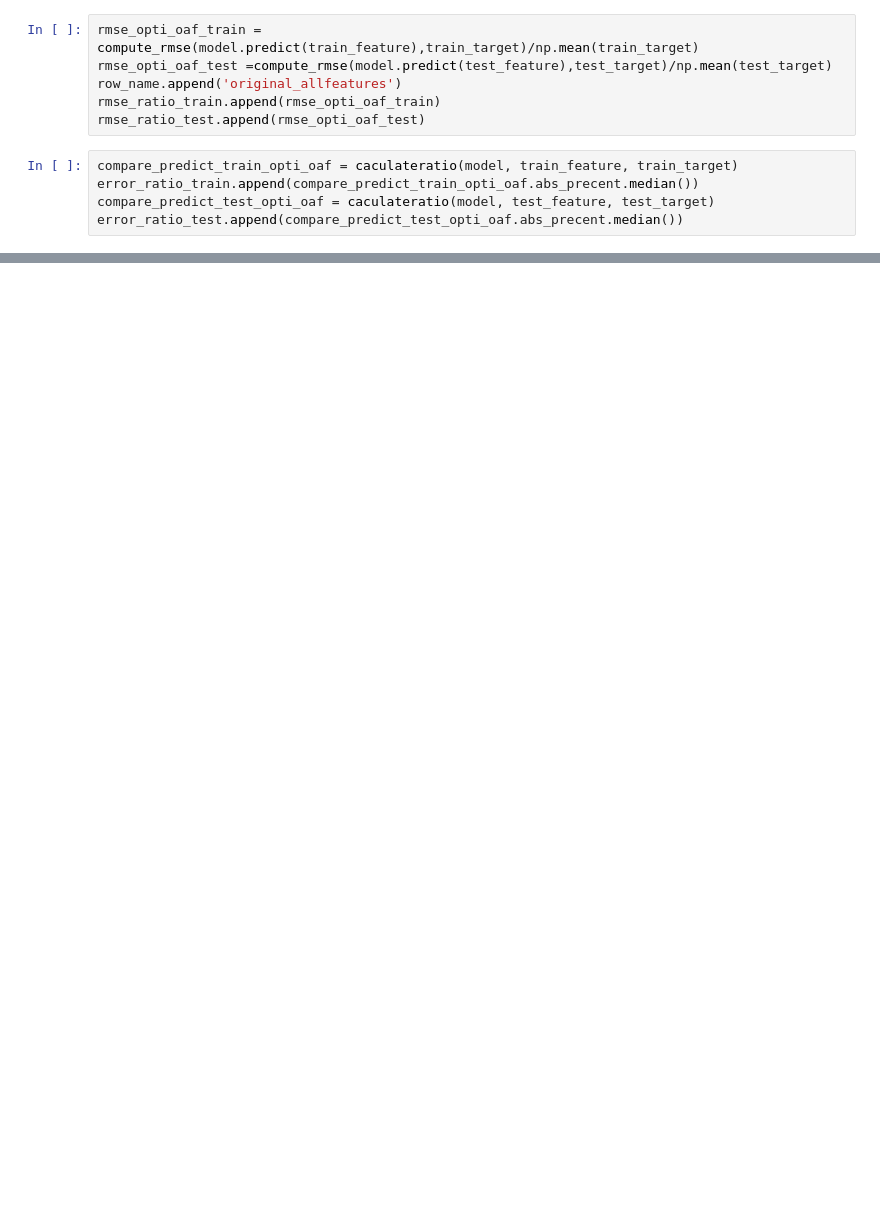
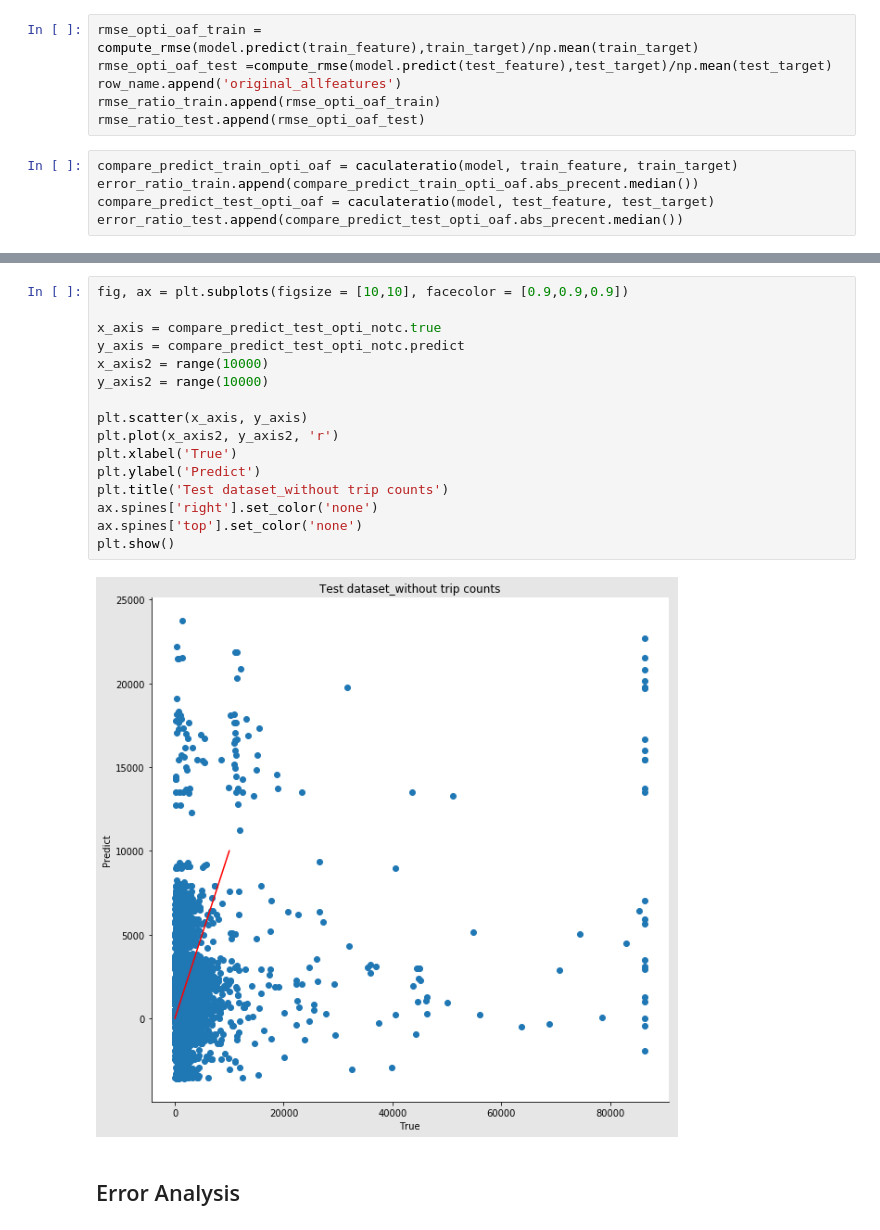
Before and after one commit to makbiyik/machine_learning, a Jupyter notebook: Indego_bike_prediction.ipynb, the cells around one changed output, grey strips where cells are left out. Cells and saved outputs as stored; diff of their text form; blank space fills up the shorter version.

```diff
--- a/Indego_bike_prediction.ipynb
+++ b/Indego_bike_prediction.ipynb
@@ -864,0 +932,21 @@ Optimization - without trips count
+# %%
+fig, ax = plt.subplots(figsize = [10,10], facecolor = [0.9,0.9,0.9])
+
+x_axis = compare_predict_test_opti_notc.true
+y_axis = compare_predict_test_opti_notc.predict
+x_axis2 = range(10000)
+y_axis2 = range(10000)
+
+plt.scatter(x_axis, y_axis)
+plt.plot(x_axis2, y_axis2, 'r')
+plt.xlabel('True')
+plt.ylabel('Predict')
+plt.title('Test dataset_without trip counts')
+ax.spines['right'].set_color('none')
+ax.spines['top'].set_color('none')
+plt.show()
+# %% [output]
+[figure, added]
+# %% [markdown]
+Error Analysis
+--
```
Also changed, not shown: parts of 34 cells of this notebook.
